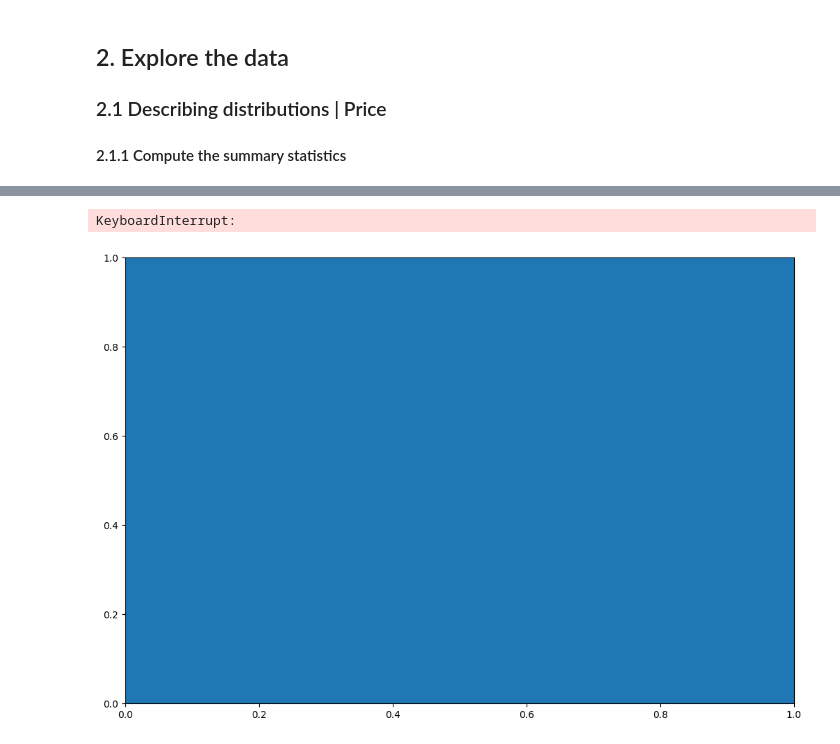
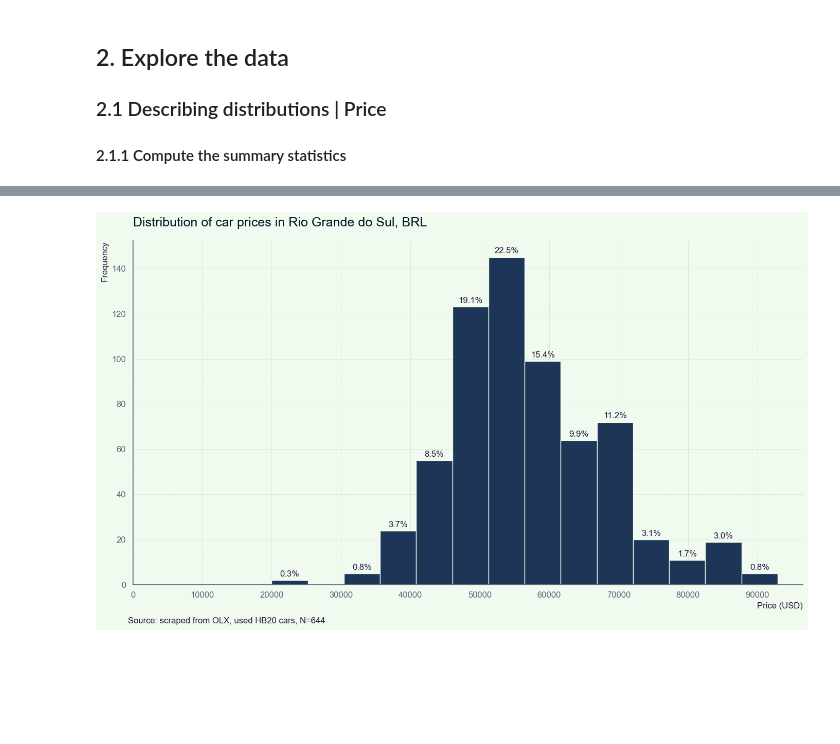
Before and after one commit to felipesebben/bk_data_analysis_studies, a Jupyter notebook: da_data_exercises/ch03-exploratory_data_analysis/02-used_cars_distribution/02-EDA_used_cars._distribution.ipynb, the cells around one changed output, grey strips where cells are left out. Saved outputs shown, nothing was run; the diff lists cells and outputs as text; code cells hidden in the pictures; blank space fills up the shorter version.

Commit message:
Add final notes on Ch03 data exercise 2

```diff
--- a/da_data_exercises/ch03-exploratory_data_analysis/02-used_cars_distribution/02-EDA_used_cars._distribution.ipynb
+++ b/da_data_exercises/ch03-exploratory_data_analysis/02-used_cars_distribution/02-EDA_used_cars._distribution.ipynb
@@ -89,0 +109,6 @@ summary_table_price
+# %%
+used_cars_cut = used_cars.loc[
+    (used_cars["car_price"] <= 200_000) &
+    (used_cars["car_price"] > 10_000) &
+    (used_cars["total_mileage"] > 0)
+]
@@ -90,66 +154,78 @@ summary_table_price
 # %%
-# Visualize the distribution of car_price, no filters
+# Visualize the distribution of price, no filters
 # Set the bin width
-bin_width = 1000
+bin_width = 5000
+n_bins = int((used_cars_cut["car_price"].max() - used_cars_cut["car_price"].min())/ bin_width)
+# Create a new figure with adjusted padding
+plt.figure(figsize=(14, 8), facecolor="#f1faee")
+plt.subplots_adjust(left=0.2, right=1, top=0.9, bottom=0.1)
+ax = plt.subplot(1,1, 1, facecolor="#f1faee")
 
-# Create a new figure with adjusted padding
-plt.figure(figsize=(12, 8))
-plt.subplots_adjust(left=0.2, right=1, top=0.9, bottom=0.1)
 
 # Plot the histogram
-n, bins, patches = plt.hist(used_cars["car_price"], bins=int((used_cars["car_price"].max() - used_cars["car_price"].min()) / bin_width),
-         edgecolor="white", zorder=2)
+n, bins, patches = plt.hist(
+        used_cars_cut["car_price"],
+        bins=n_bins,
+        color="#1d3557",
+        edgecolor="#f1faee",
+        zorder=2)
 
 # Set x and y axis labels
-plt.xlabel("Price (BRL)",
-            fontsize=10,
-            color="black",
+plt.xlabel("Price (USD)",
+            fontsize=12,
+            color="#231942",
             loc="right",
             fontdict={"fontname": "Arial"},)
 plt.ylabel("Frequency",
-            fontsize=10,
-            color="black",
+            fontsize=12,
+            color="#231942",
             loc="top",
             fontdict={"fontname": "Arial"},)
 
 # Set x and y ticks interval
-plt.xticks(range(0, 17, 1), fontsize=8, color="#61677A")
-plt.yticks(fontsize=8, color="#61677A")
+xticks_range = range(0, 100000, 10000)
+plt.xticks(xticks_range, fontsize=12, color="#231942")
+plt.yticks(fontsize=12, color="#231942")
 
 # Change the color of the ticks and axes
 tick_color = "#61677A"
 plt.tick_params(axis="both", colors=tick_color)
 
 # Add frequency count to each bar
-total_data_points = used_cars["car_price"].count()
+total_data_points = used_cars_cut["car_price"].count()
 for i in range(len(patches)):
     x = patches[i].get_x() + patches[i].get_width() / 2
     y = patches[i].get_height()
     percentage = y / total_data_points * 100
     if percentage > 0:
         plt.annotate(f"{percentage:.1f}%", xy=(x, y), xytext=(0, 3), textcoords="offset points",
-                     ha="center", va="bottom", fontsize=8, color="#61677A")
+                     ha="center", va="bottom", fontsize=12, color="#231942")
     else:
         pass
 
 # Add title to the chart
-plt.title(f"Distribution of car ads by price, BRL",
-          fontsize=14,
+plt.title(f"Distribution of car prices in Rio Grande do Sul, BRL",
+          fontsize=18,
           loc="left",
+          color="#001427",
           fontdict={"fontname": "Arial"},
           pad=20)
 
 # Add a light grid behind the bars
 plt.grid(color="lightgray", linestyle="--", linewidth=0.5, zorder=1)
 
 # Remove the top and right spines
 plt.gca().spines["top"].set_visible(False)
 plt.gca().spines["right"].set_visible(False)
 plt.gca().spines["bottom"].set_color("#61677A")
 plt.gca().spines["left"].set_color("#61677A")
 
+# Add caption text below the chart
+caption_text = f"Source: scraped from OLX, used HB20 cars, N={round(used_cars_cut['car_price'].count())}"
+
+plt.figtext(0.05, -0.01, caption_text, ha="left", fontsize=12, color="#231942", fontdict={"fontname": "Arial"})
+
 plt.tight_layout()
 plt.show()
 # %% [output]
-KeyboardInterrupt:
-[figure, old version]
+[figure, new version]
```
Also changed, not shown: parts of 22 cells of this notebook, 1 other file.
